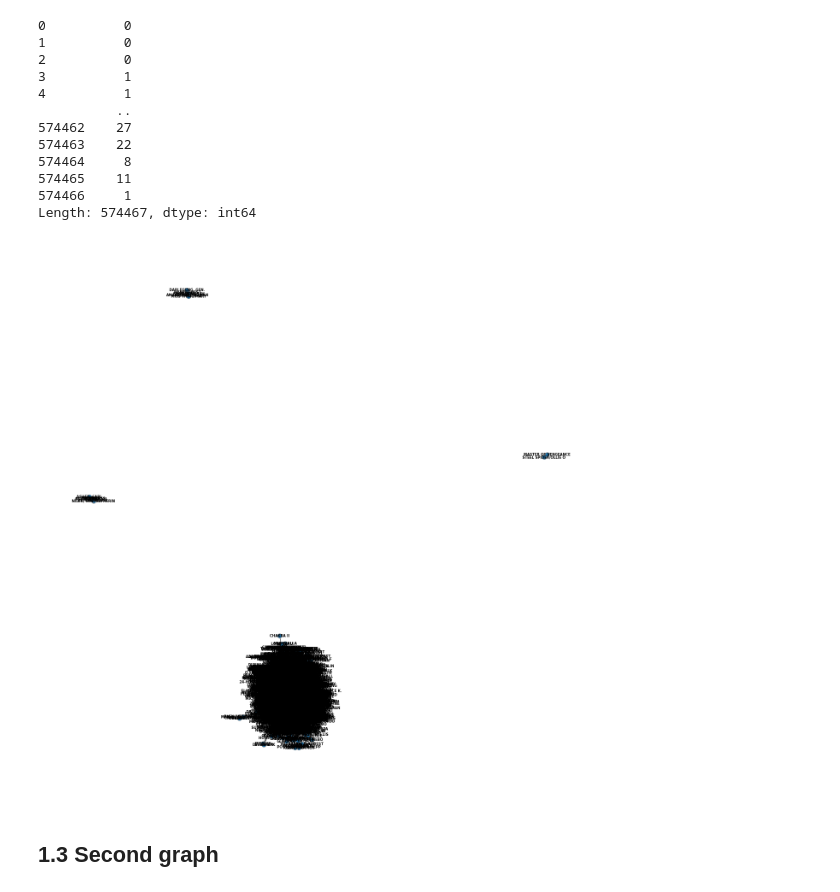
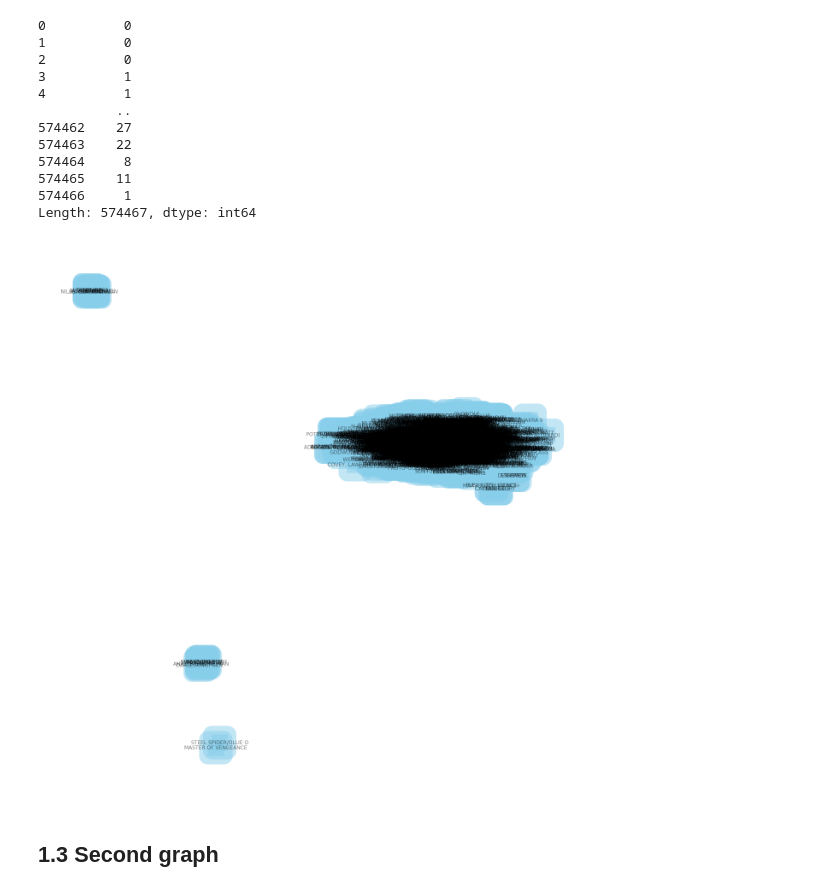
Before and after one commit to eelishh/HW-Marvel-Graphs, a Jupyter notebook: main_HW5.ipynb, the cells around one changed output. Saved outputs shown, nothing was run; the diff lists cells and outputs as text; code cells hidden in the pictures.

```diff
--- a/main_HW5.ipynb
+++ b/main_HW5.ipynb
@@ -169,12 +169,14 @@ Length: 574467, dtype: int64
 G1.remove_edges_from(nx.selfloop_edges(G1))
 # %%
 fig = plt.figure(figsize=(18,18))
-nx.draw(G1, with_labels=True, node_size=100, font_size=8, font_weight="bold",
-         edgecolors='gray')
+
+nx.draw(G1, with_labels=True, node_size=1500, node_color="skyblue",
+        node_shape="s", alpha=0.5, linewidths=40)
+
 
 plt.show()
 # %% [output]
-[figure, old version]
+[figure, new version]
 # %% [markdown]
 ## 1.3 Second graph
 # %%
```
Also changed, not shown: parts of 4 cells of this notebook.
